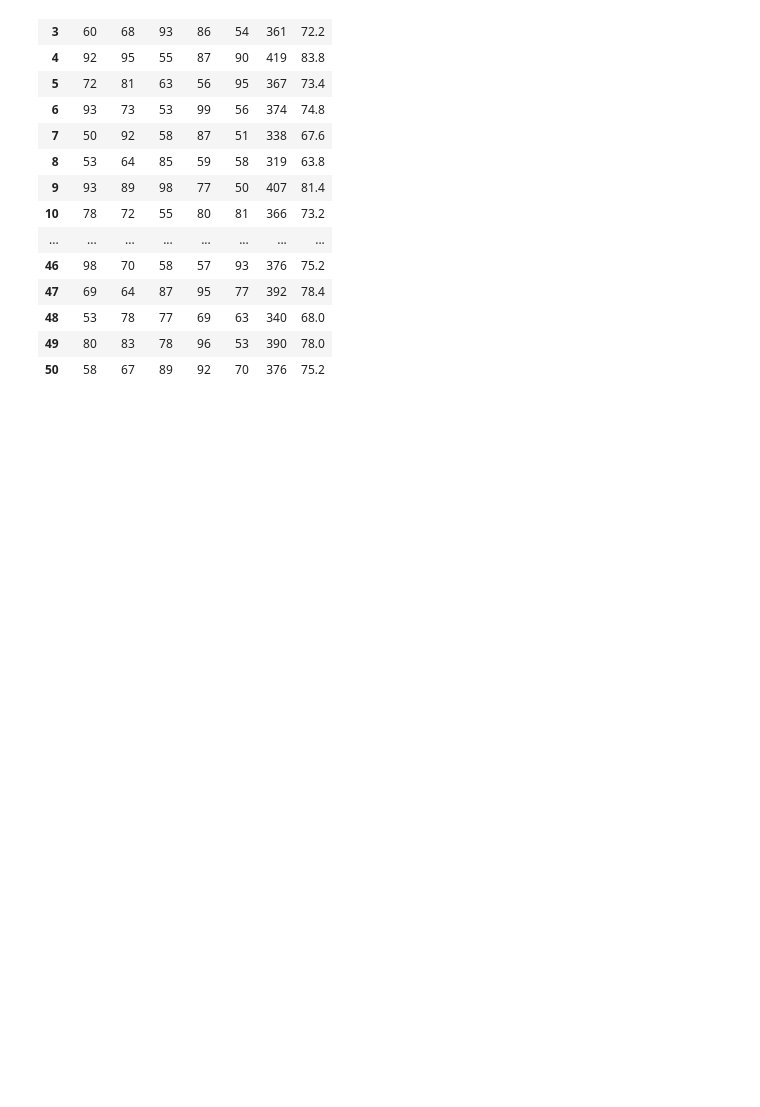
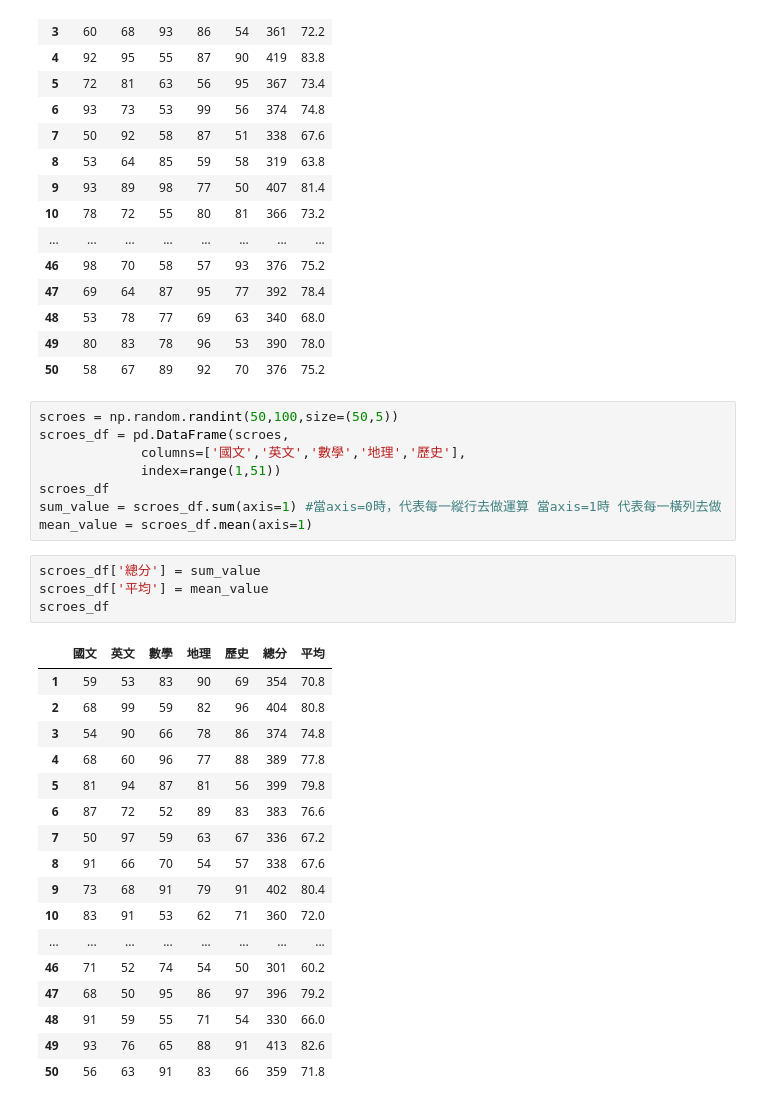
Before and after one commit to PixyChiou/__112_python_chihlee__Pixy, a Jupyter notebook: lesson13_4.ipynb, the cells around one changed output. Drawn from its saved outputs; the diff is of its cells as text; blank space fills up the shorter version.

```diff
--- a/lesson13_4.ipynb
+++ b/lesson13_4.ipynb
@@ -49,3 +49,33 @@ scroes_df
 | 48 | 53 | 78 | 77 | 69 | 63 | 340 | 68.0 |
 | 49 | 80 | 83 | 78 | 96 | 53 | 390 | 78.0 |
 | 50 | 58 | 67 | 89 | 92 | 70 | 376 | 75.2 |
+# %%
+scroes = np.random.randint(50,100,size=(50,5))
+scroes_df = pd.DataFrame(scroes,
+             columns=['國文','英文','數學','地理','歷史'],
+             index=range(1,51))
+scroes_df
+sum_value = scroes_df.sum(axis=1) #當axis=0時，代表每一縱行去做運算 當axis=1時 代表每一橫列去做
+mean_value = scroes_df.mean(axis=1)
+# %%
+scroes_df['總分'] = sum_value
+scroes_df['平均'] = mean_value
+scroes_df
+# %% [output]
+|  | 國文 | 英文 | 數學 | 地理 | 歷史 | 總分 | 平均 |
+| 1 | 59 | 53 | 83 | 90 | 69 | 354 | 70.8 |
+| 2 | 68 | 99 | 59 | 82 | 96 | 404 | 80.8 |
+| 3 | 54 | 90 | 66 | 78 | 86 | 374 | 74.8 |
+| 4 | 68 | 60 | 96 | 77 | 88 | 389 | 77.8 |
+| 5 | 81 | 94 | 87 | 81 | 56 | 399 | 79.8 |
+| 6 | 87 | 72 | 52 | 89 | 83 | 383 | 76.6 |
+| 7 | 50 | 97 | 59 | 63 | 67 | 336 | 67.2 |
+| 8 | 91 | 66 | 70 | 54 | 57 | 338 | 67.6 |
+| 9 | 73 | 68 | 91 | 79 | 91 | 402 | 80.4 |
+| 10 | 83 | 91 | 53 | 62 | 71 | 360 | 72.0 |
+| ... | ... | ... | ... | ... | ... | ... | ... |
+| 46 | 71 | 52 | 74 | 54 | 50 | 301 | 60.2 |
+| 47 | 68 | 50 | 95 | 86 | 97 | 396 | 79.2 |
+| 48 | 91 | 59 | 55 | 71 | 54 | 330 | 66.0 |
+| 49 | 93 | 76 | 65 | 88 | 91 | 413 | 82.6 |
+| 50 | 56 | 63 | 91 | 83 | 66 | 359 | 71.8 |
```
